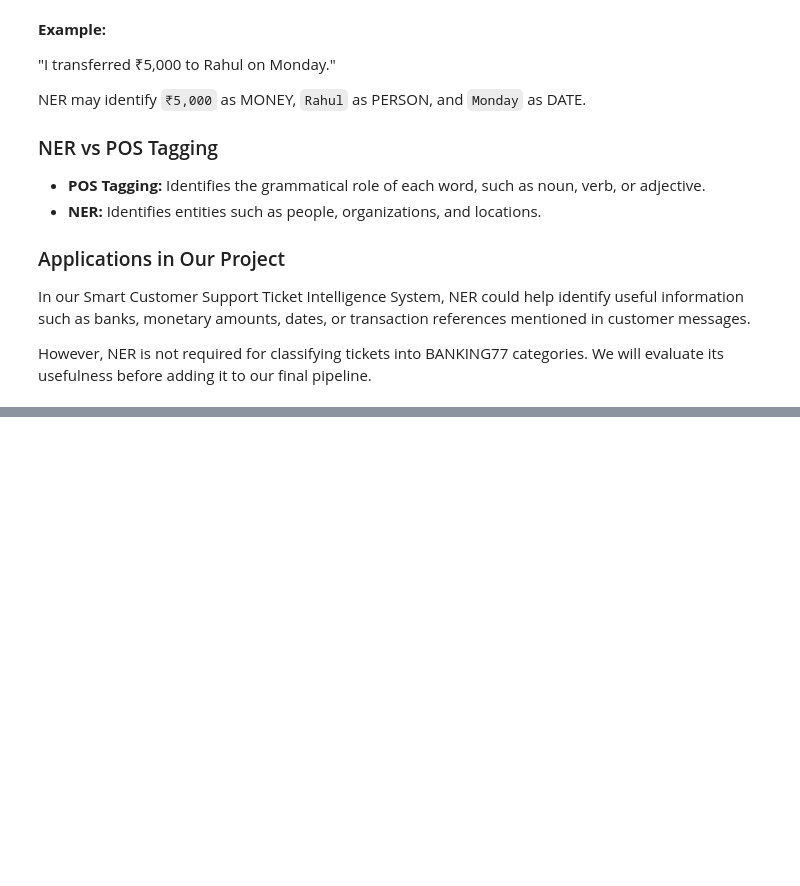
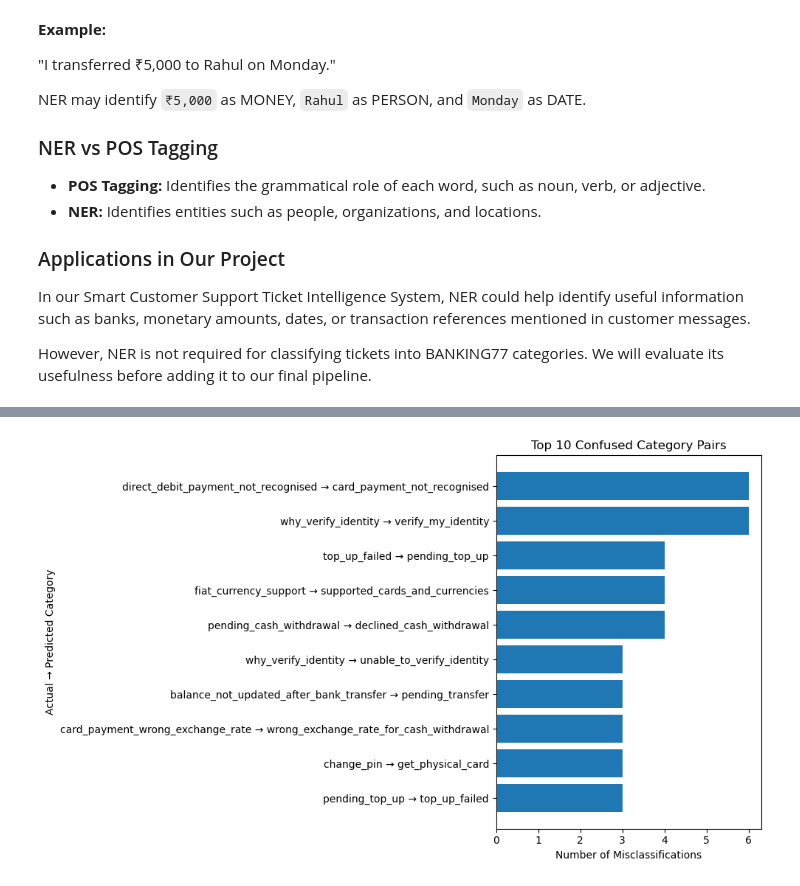
Before and after one commit to naynaz06/Smart-Customer-Support-Ticket-IS, a Jupyter notebook: notebook.ipynb, the cells around one changed output, grey strips where cells are left out. Drawn from its saved outputs; the diff is of its cells as text; code cells hidden in the pictures; blank space fills up the shorter version.

```diff
--- a/notebook.ipynb
+++ b/notebook.ipynb
@@ -757,0 +1480,20 @@ LookupError:
+# %%
+error_analysis = pd.DataFrame({
+    "Ticket": X_val.reset_index(drop=True),
+    "Actual Category": y_val.reset_index(drop=True),
+    "Predicted Category": best_val_predictions
+})
+
+misclassified = error_analysis[
+    error_analysis["Actual Category"] != error_analysis["Predicted Category"]
+].copy()
+
+print("Total validation tickets:", len(error_analysis))
+print("Misclassified tickets:", len(misclassified))
+print(
+    "Validation error rate:",
+    round(len(misclassified) / len(error_analysis) * 100, 2),
+    "%"
+)
+
+misclassified.head(10)
@@ -757,0 +1618,27 @@ LookupError:
+# %%
+import matplotlib.pyplot as plt
+import seaborn as sns
+
+# Select the 10 most frequent actual-predicted confusion pairs
+top_pairs = confusion_pairs.head(10).copy()
+
+top_pairs["Pair"] = (
+    top_pairs["Actual Category"]
+    + " → "
+    + top_pairs["Predicted Category"]
+)
+
+plt.figure(figsize=(10, 6))
+
+plt.barh(
+    top_pairs["Pair"][::-1],
+    top_pairs["Count"][::-1]
+)
+
+plt.xlabel("Number of Misclassifications")
+plt.ylabel("Actual → Predicted Category")
+plt.title("Top 10 Confused Category Pairs")
+plt.tight_layout()
+plt.show()
+# %% [output]
+[figure, added]
```
Also changed, not shown: parts of 56 cells of this notebook.
